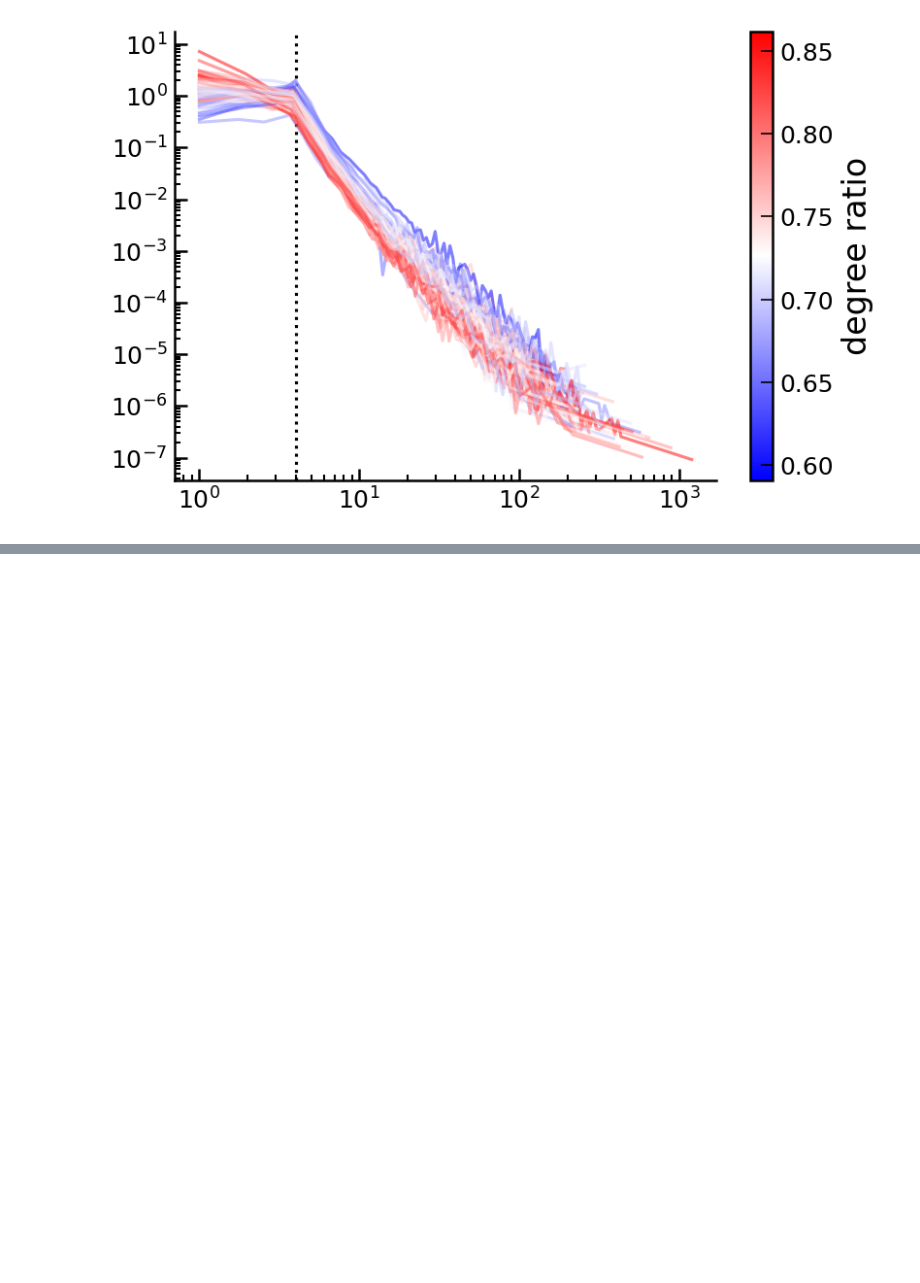
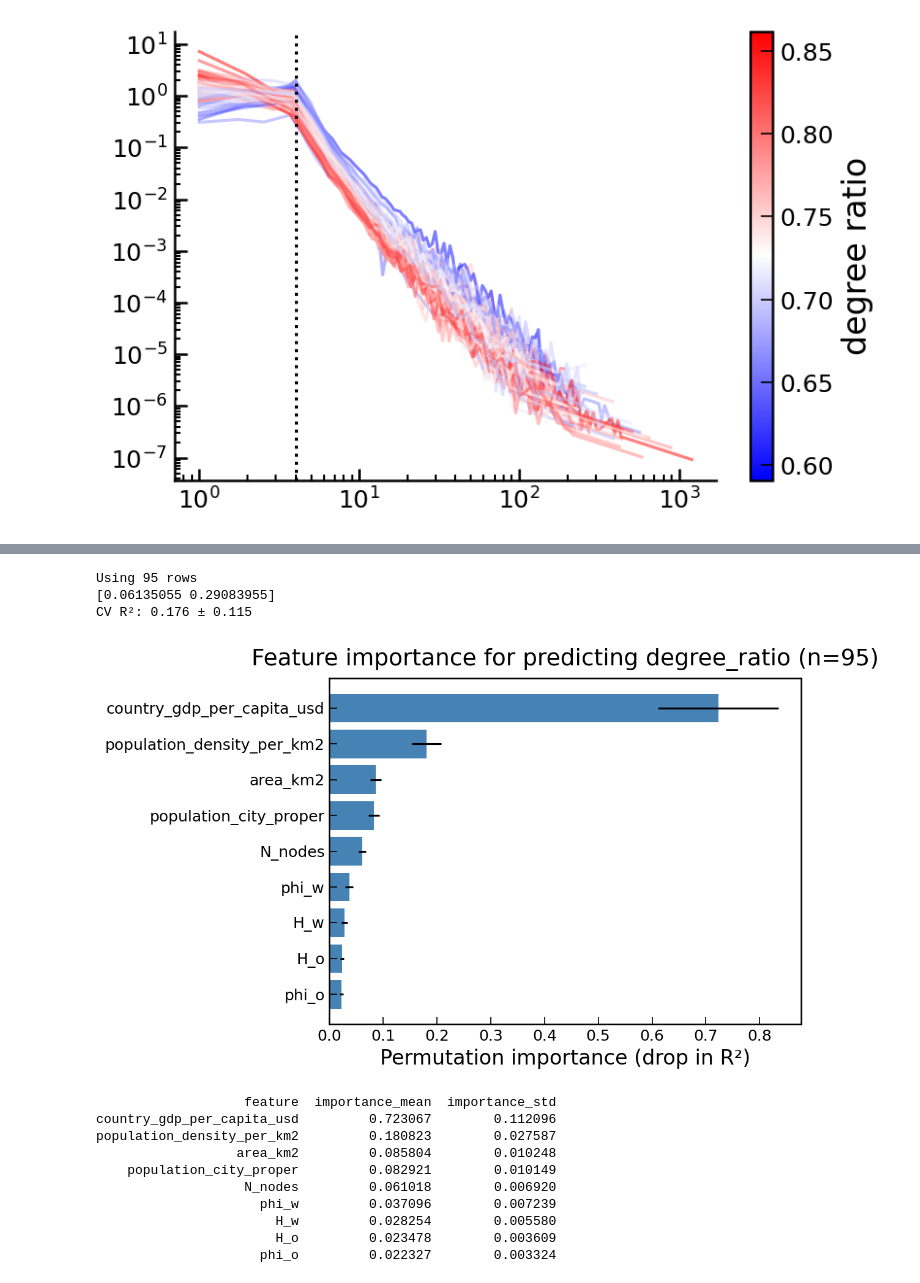
Before and after one commit to LassePSH/DualGraphDirCon, a Jupyter notebook: notebooks_lasse/street_type_ratio.ipynb, the cells around one changed output, grey strips where cells are left out. Saved outputs shown, nothing was run; the diff lists cells and outputs as text; code cells hidden in the pictures; blank space fills up the shorter version.

```diff
--- a/notebooks_lasse/street_type_ratio.ipynb
+++ b/notebooks_lasse/street_type_ratio.ipynb
@@ -296,0 +409,77 @@ plt.show()
+# %%
+import numpy as np
+import pandas as pd
+import matplotlib.pyplot as plt
+from sklearn.ensemble import RandomForestRegressor
+from sklearn.model_selection import cross_val_score, KFold
+from sklearn.inspection import permutation_importance
+from sklearn.pipeline import Pipeline
+from sklearn.preprocessing import StandardScaler
+
+num_cols = ['population_city_proper', 'area_km2', 'population_density_per_km2',
+            'country_gdp_per_capita_usd', 'N_nodes', 'phi_w', 'H_w', 'phi_o', 'H_o']
+X = city_info[num_cols]
+y = city_info['degree_ratio']
+
+# drop rows with NaNs in features or target
+mask = X.notna().all(axis=1) & y.notna()
+X, y = X[mask], y[mask]
+print(f"Using {len(X)} rows")
+
+# small dataset → shallow trees, modest forest
+model = RandomForestRegressor(
+    n_estimators=500,
+    max_depth=8,
+    min_samples_leaf=3,
+    random_state=42,
+    n_jobs=-1,
+)
+
+# sanity-check generalization first
+cv = KFold(n_splits=2, shuffle=True)
+r2_scores = cross_val_score(model, X, y, cv=cv, scoring='r2')
+print(r2_scores)
+print(f"CV R²: {r2_scores.mean():.3f} ± {r2_scores.std():.3f}")
+
+# fit on full data, then permutation importance with repeats for stability
+model.fit(X, y)
+result = permutation_importance(
+    model, X, y,
+    n_repeats=30,
+    random_state=42,
+    scoring='r2',
+    n_jobs=-1,
+)
+
+imp_df = pd.DataFrame({
+    'feature': num_cols,
+    'importance_mean': result.importances_mean,
+    'importance_std': result.importances_std,
+}).sort_values('importance_mean', ascending=True)
+
+# plot
+fig, ax = plt.subplots(figsize=(8, 5))
+ax.barh(imp_df['feature'], imp_df['importance_mean'],
+        xerr=imp_df['importance_std'], color='steelblue')
+ax.axvline(0, color='k', lw=0.5)
+ax.set_xlabel('Permutation importance (drop in R²)')
+ax.set_title(f'Feature importance for predicting degree_ratio (n={len(X)})')
+fig.tight_layout()
+plt.show()
+
+print(imp_df.iloc[::-1].to_string(index=False))
+# %% [output]
+Using 95 rows
+[0.06135055 0.29083955]
+CV R²: 0.176 ± 0.115
+[figure, added]
+                   feature  importance_mean  importance_std
+country_gdp_per_capita_usd         0.723067        0.112096
+population_density_per_km2         0.180823        0.027587
+                  area_km2         0.085804        0.010248
+    population_city_proper         0.082921        0.010149
+                   N_nodes         0.061018        0.006920
+                     phi_w         0.037096        0.007239
+                       H_w         0.028254        0.005580
+                       H_o         0.023478        0.003609
+                     phi_o         0.022327        0.003324
```
Also changed, not shown: parts of 24 cells of this notebook, 7 other files.
